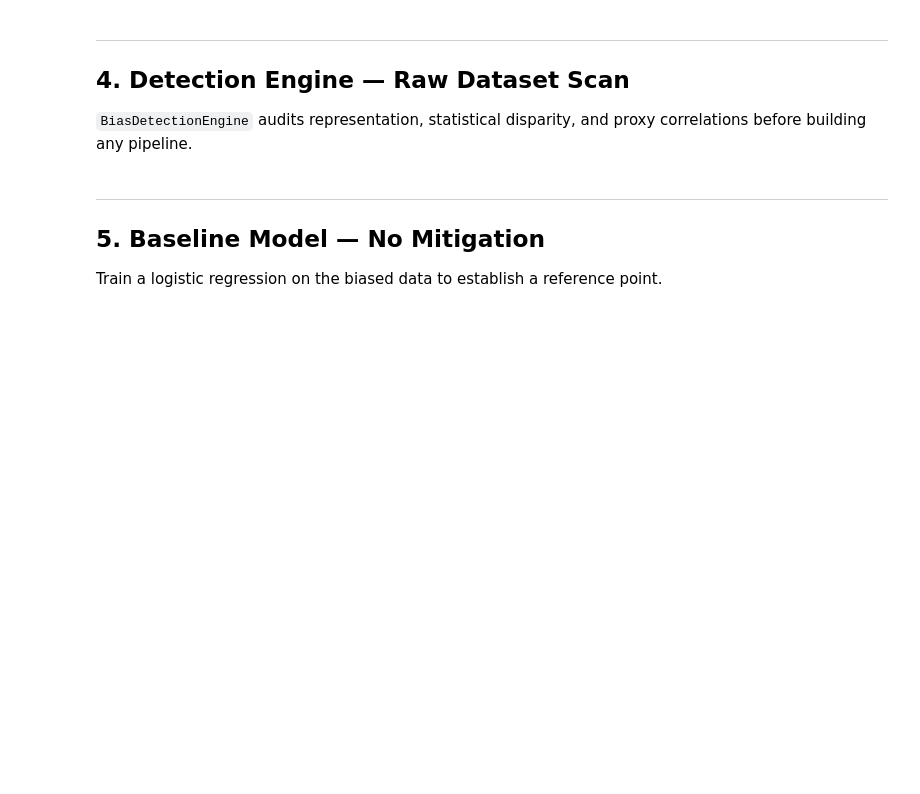
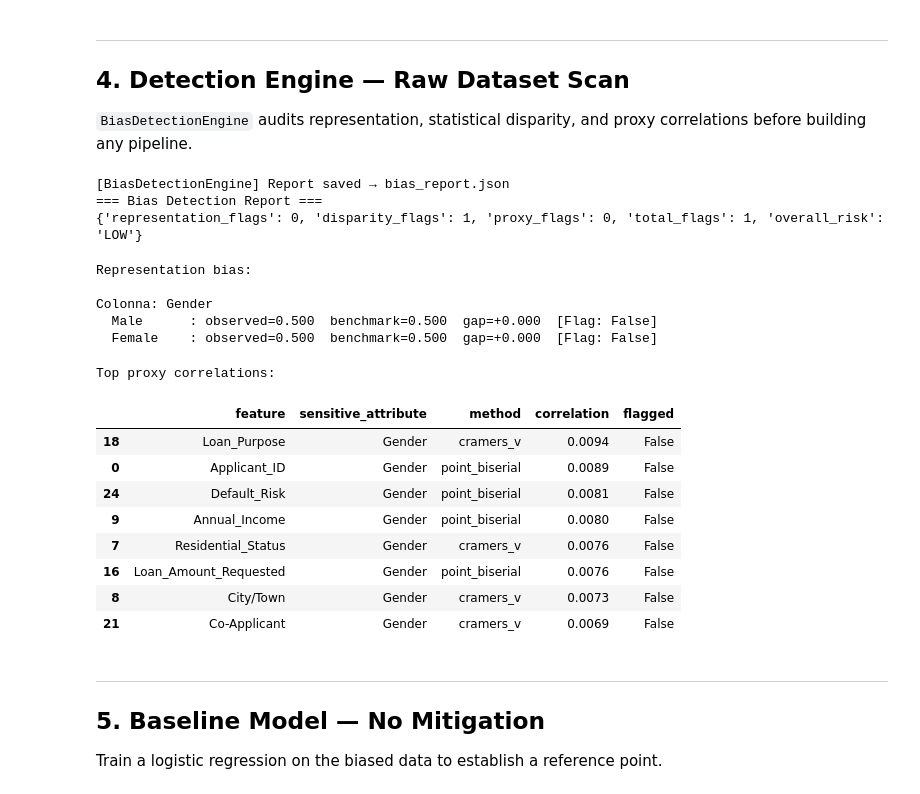
Before and after one commit to GabrieleL98/AI-Ethics-Project, a Jupyter notebook: pipeline/demo.ipynb, the cells around one changed output. Saved outputs shown, nothing was run; the diff lists cells and outputs as text; code cells hidden in the pictures; blank space fills up the shorter version.

```diff
--- a/pipeline/demo.ipynb
+++ b/pipeline/demo.ipynb
@@ -179,31 +220,51 @@ plt.show()
 `BiasDetectionEngine` audits representation, statistical disparity, and proxy correlations before building any pipeline.
 # %%
 engine = BiasDetectionEngine(
-    sensitive_col='Gender',
-    target_col='Loan_Approval_Status',
-    demographic_benchmarks={'Male': 0.5, 'Female': 0.5},
-    proxy_threshold=0.3,
-    disparity_threshold=0.1
+    df=df_raw,
+    sensitive_cols=['Gender'],
+    benchmarks={'Male': 0.5, 'Female': 0.5},
 )
 
-report = engine.run(df)
+report = engine.run()
 
 print('=== Bias Detection Report ===')
-print(f'Overall risk : {report.summary["overall_risk"]}')
-print(f'Flags raised : {len(report.flags)}')
-print()
-print('Flags:')
-for flag in report.flags:
-    print(f'  [{flag["severity"]:6s}] {flag["message"]}')
+print(report.summary)
+# %% [output]
+[BiasDetectionEngine] Report saved → bias_report.json
+=== Bias Detection Report ===
+{'representation_flags': 0, 'disparity_flags': 1, 'proxy_flags': 0, 'total_flags': 1, 'overall_risk': 'LOW'}
 # %%
 print('Representation bias:')
-for group, data in report.representation.items():
-    print(f'  {group}: observed={data["observed"]:.3f}  benchmark={data["benchmark"]:.3f}  '
-          f'gap={data["gap"]:+.3f}')
+for sensitive_col, findings in report.representation.items():
+    print(f"\nColonna: {sensitive_col}")
+    for finding in findings:
+        print(f'  {finding.group:10s}: observed={finding.observed_rate:.3f}  '
+              f'benchmark={finding.benchmark_rate:.3f}  gap={finding.absolute_gap:+.3f}  '
+              f'[Flag: {finding.flagged}]')
+# %% [output]
+Representation bias:
+
+Colonna: Gender
+  Male      : observed=0.500  benchmark=0.500  gap=+0.000  [Flag: False]
+  Female    : observed=0.500  benchmark=0.500  gap=+0.000  [Flag: False]
 # %%
 print('Top proxy correlations:')
-proxy_df = pd.DataFrame(report.proxy_correlations).T
-proxy_df.sort_values('correlation', ascending=False).head(8)
+proxy_df = pd.DataFrame(report.proxy)
+if not proxy_df.empty:
+    display(proxy_df.sort_values('correlation', ascending=False).head(8))
+else:
+    print("No proxy correlations found.")
+# %% [output]
+Top proxy correlations:
+|  | feature | sensitive_attribute | method | correlation | flagged |
+| 18 | Loan_Purpose | Gender | cramers_v | 0.0094 | False |
+| 0 | Applicant_ID | Gender | point_biserial | 0.0089 | False |
+| 24 | Default_Risk | Gender | point_biserial | 0.0081 | False |
+| 9 | Annual_Income | Gender | point_biserial | 0.0080 | False |
+| 7 | Residential_Status | Gender | cramers_v | 0.0076 | False |
+| 16 | Loan_Amount_Requested | Gender | point_biserial | 0.0076 | False |
+| 8 | City/Town | Gender | cramers_v | 0.0073 | False |
+| 21 | Co-Applicant | Gender | cramers_v | 0.0069 | False |
 # %% [markdown]
 ---
 ## 5. Baseline Model — No Mitigation
```
Also changed, not shown: parts of 18 cells of this notebook, 8 other files.
